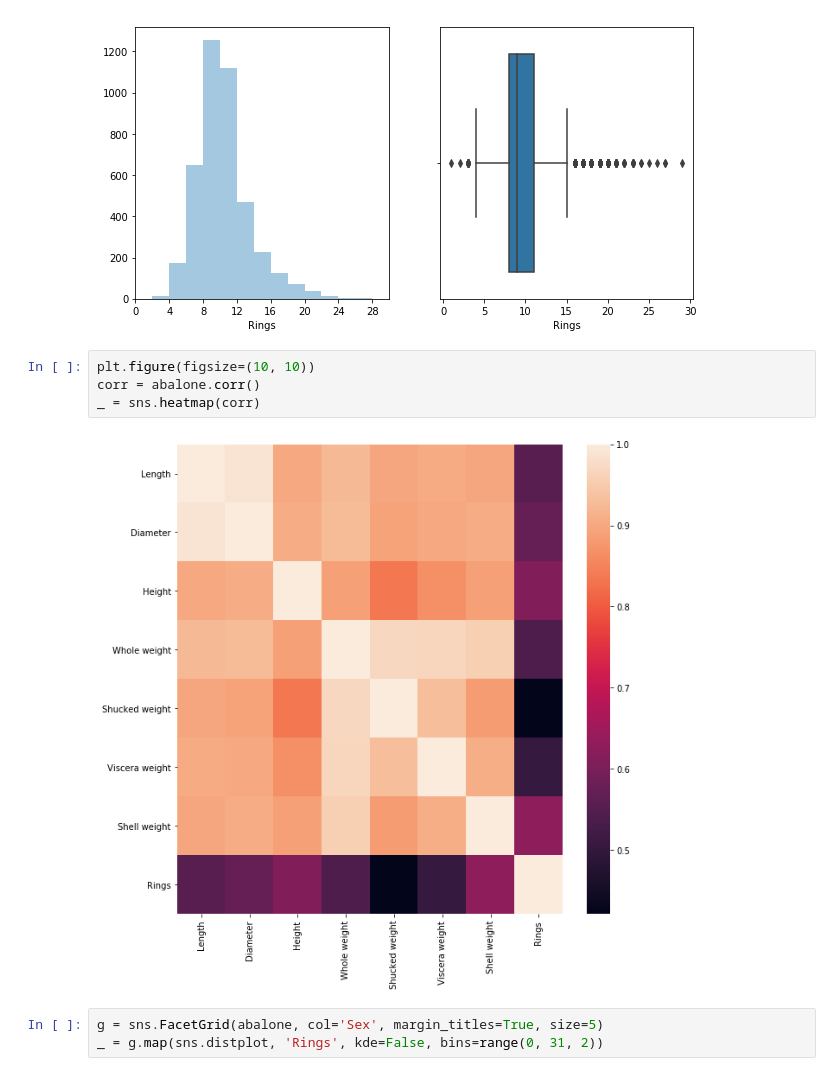
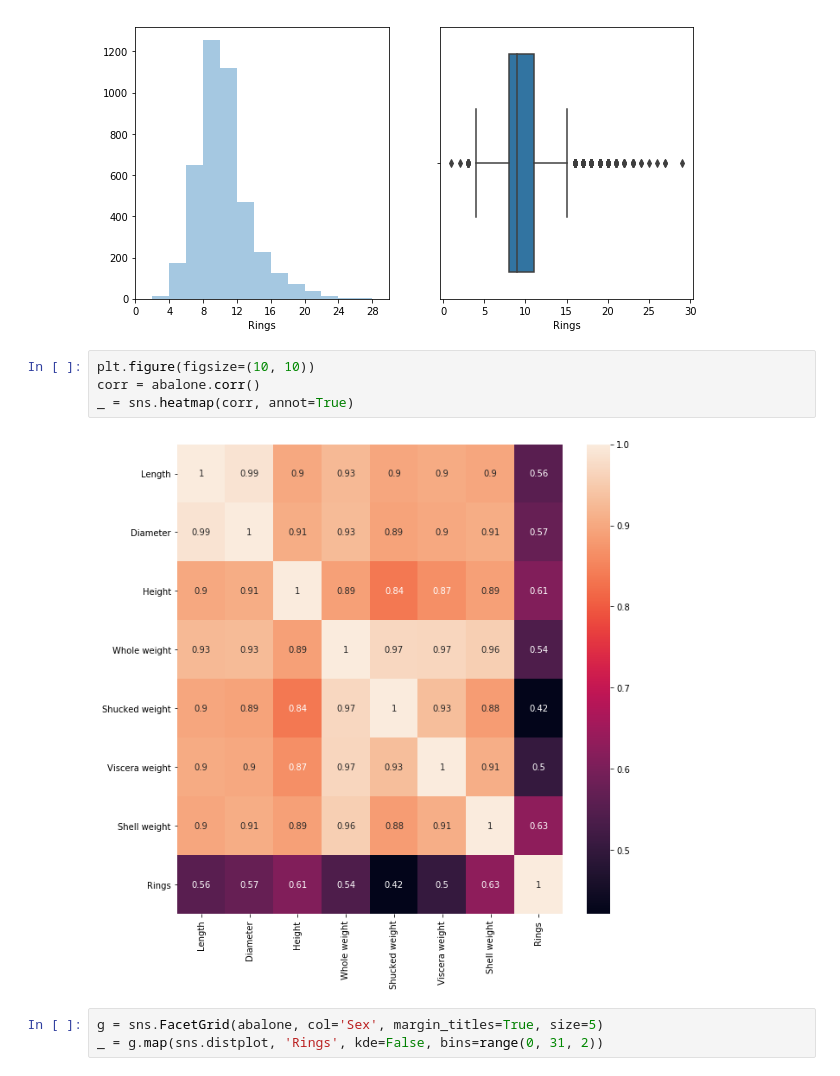
Before and after one commit to rodolfo-mendes/abalone, a Jupyter notebook: exploratory-data-analysis.ipynb, the cells around one changed output. Saved outputs shown, nothing was run; the diff lists cells and outputs as text.

Commit message:
including values in correlation heatmap

```diff
--- a/exploratory-data-analysis.ipynb
+++ b/exploratory-data-analysis.ipynb
@@ -83,9 +83,9 @@ _ = sns.boxplot(abalone['Rings'])
 # %%
 plt.figure(figsize=(10, 10))
 corr = abalone.corr()
-_ = sns.heatmap(corr)
+_ = sns.heatmap(corr, annot=True)
 # %% [output]
-[figure, old version]
+[figure, new version]
 # %%
 g = sns.FacetGrid(abalone, col='Sex', margin_titles=True, size=5)
 _ = g.map(sns.distplot, 'Rings', kde=False, bins=range(0, 31, 2))
```
